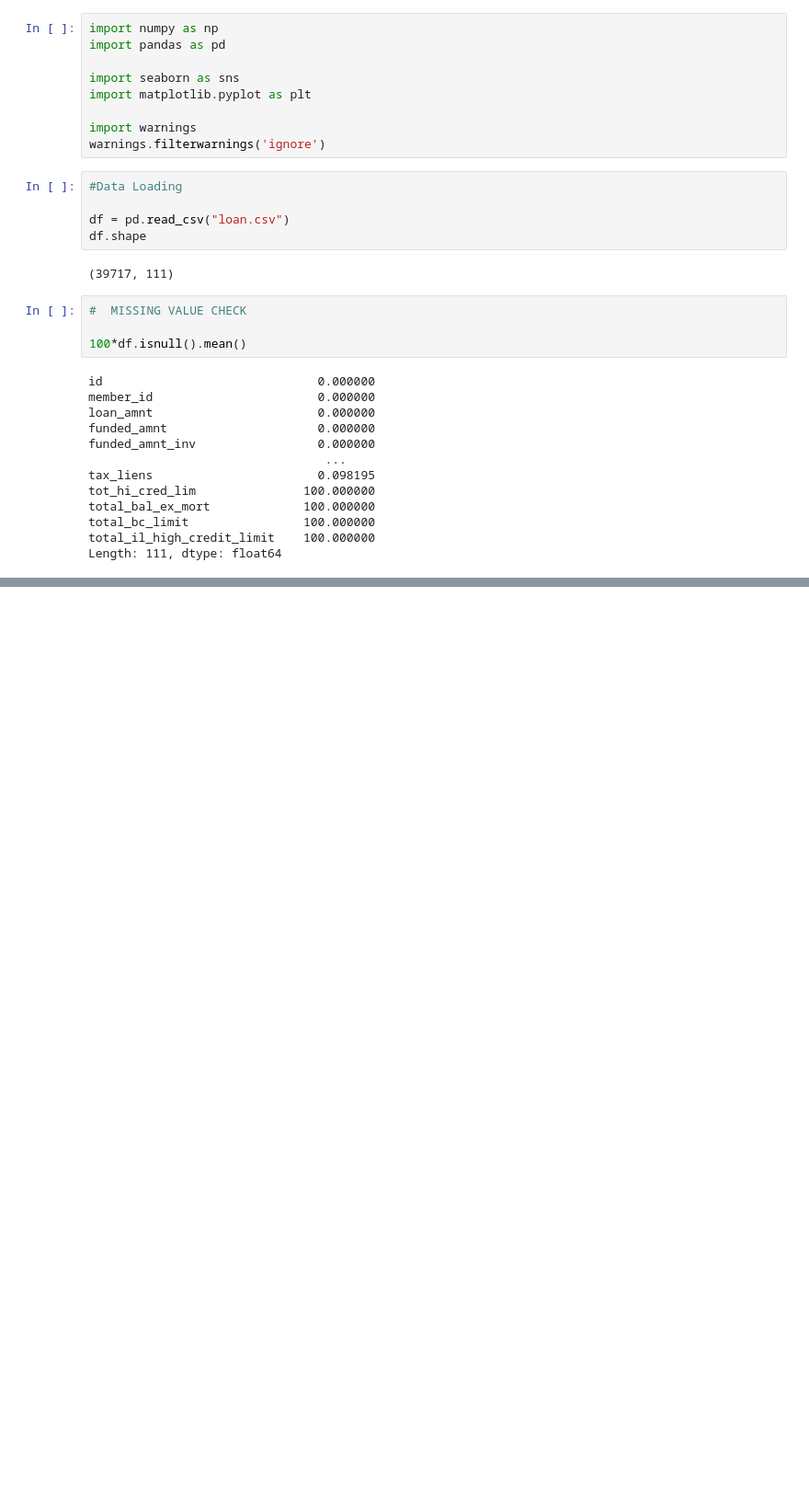
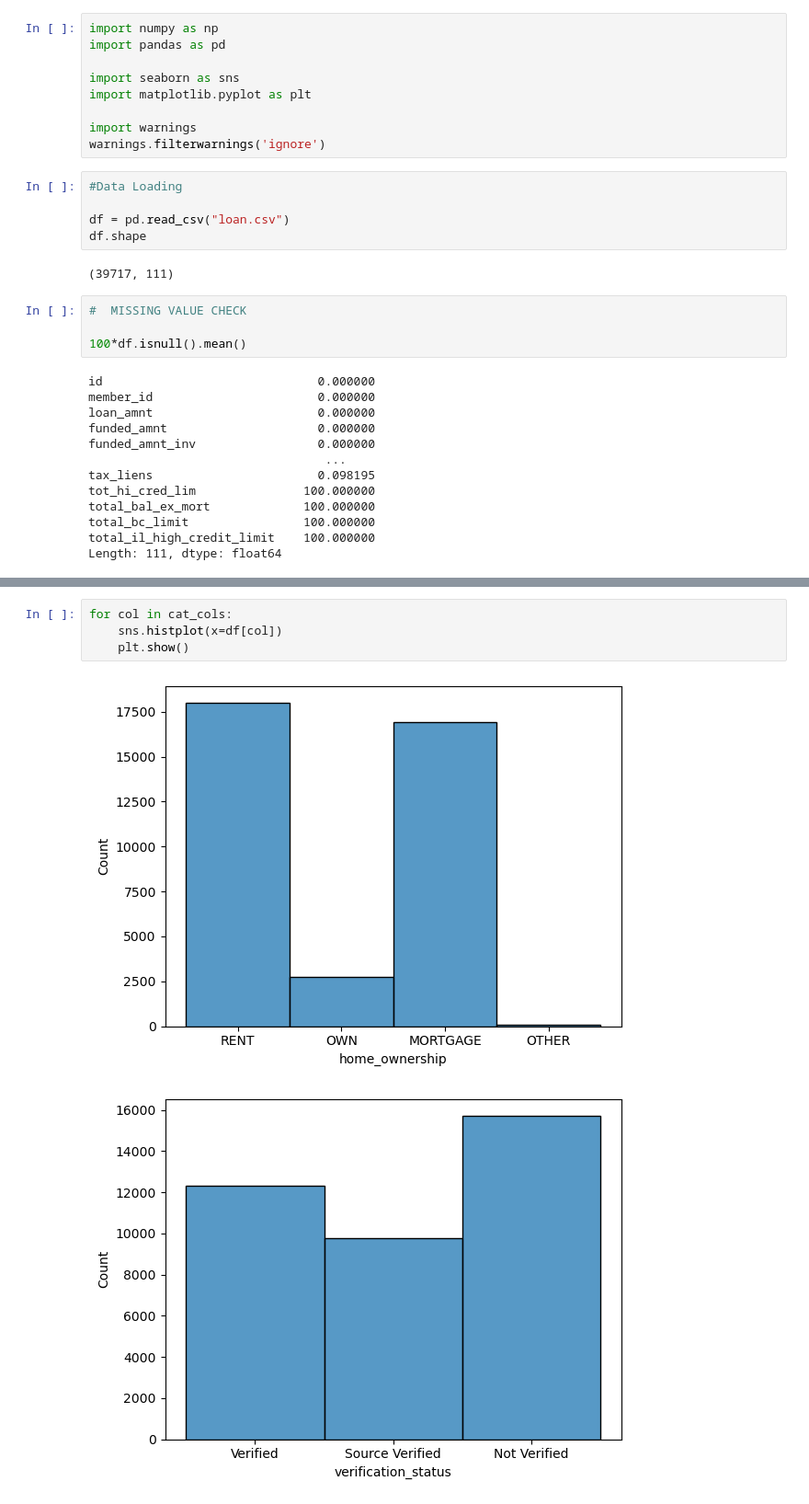
Before and after one commit to lSaurabhNayakl/LendingClubCaseStudy, a Jupyter notebook: Lending_Club_Case_Study.ipynb, the cells around one changed output, grey strips where cells are left out. Shown at 92% size. Drawn from its saved outputs; the diff is of its cells as text; blank space fills up the shorter version.

```diff
--- a/Lending_Club_Case_Study.ipynb
+++ b/Lending_Club_Case_Study.ipynb
@@ -79,0 +141,7 @@ memory usage: 16.4+ MB
+# %%
+for col in cat_cols:
+    sns.histplot(x=df[col])
+    plt.show()
+# %% [output]
+[figure, added]
+[figure, added]
```
Also changed, not shown: parts of 20 cells of this notebook.
